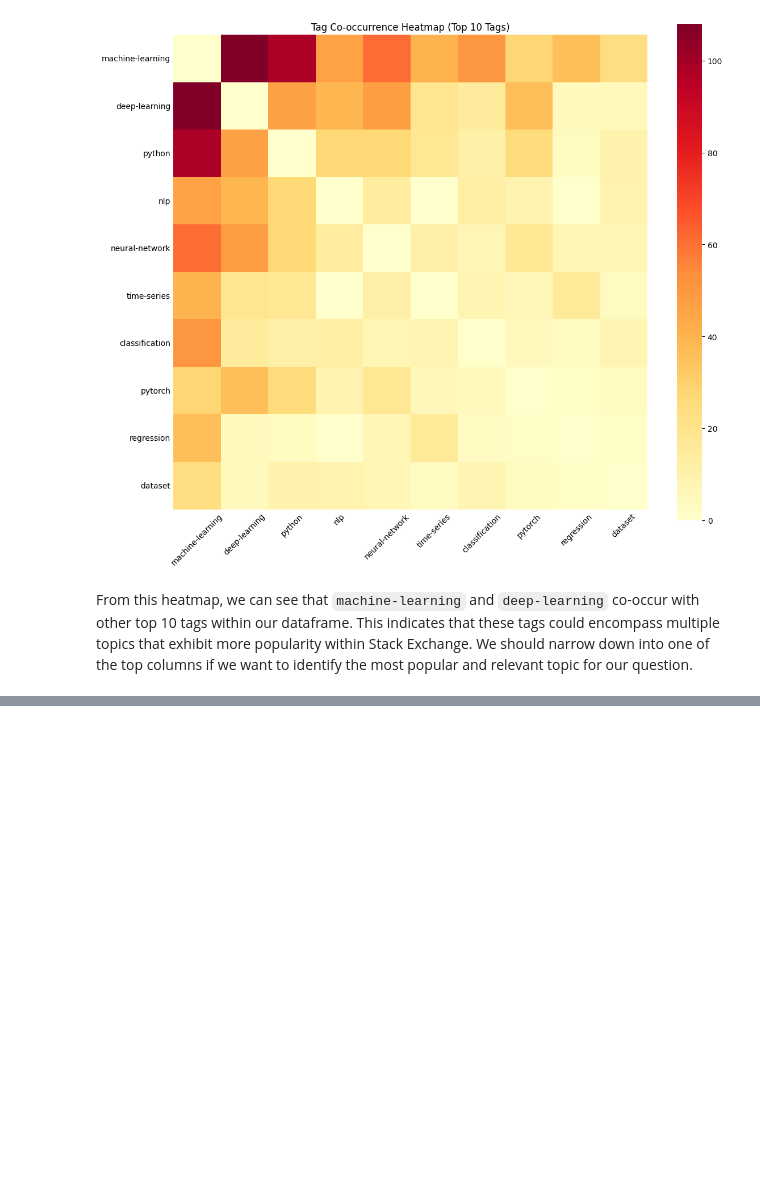
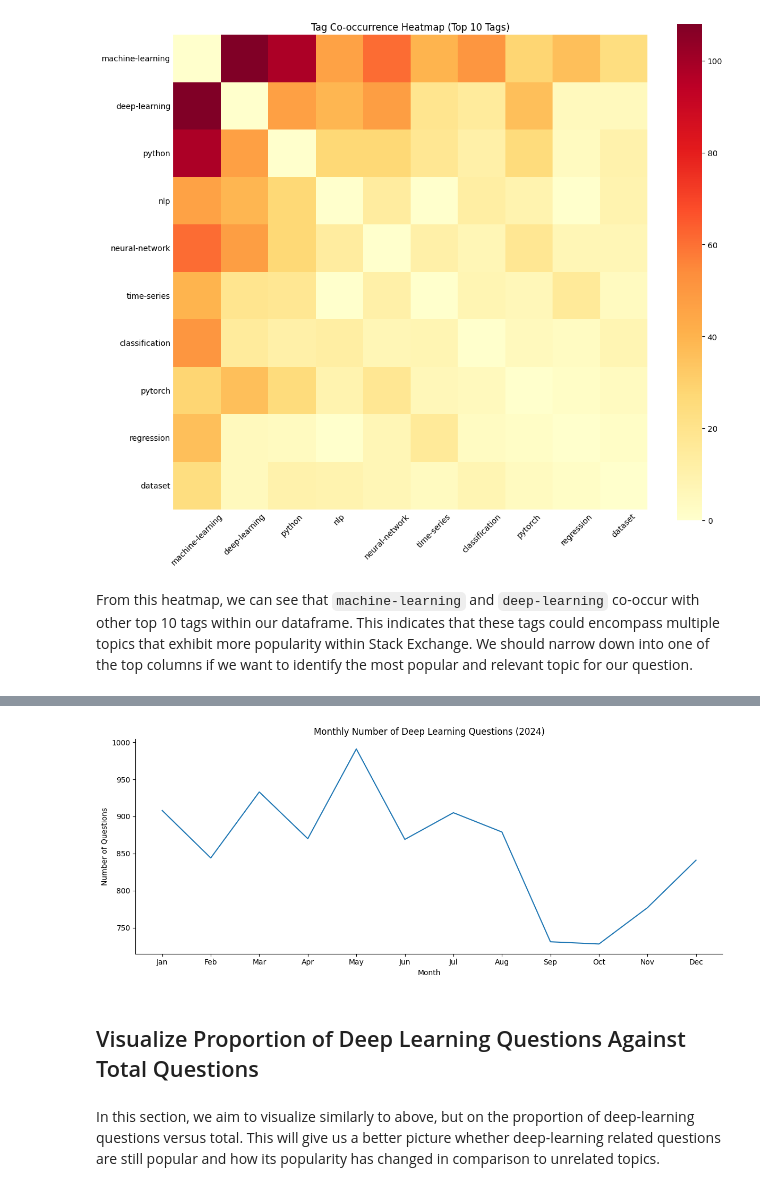
Before and after one commit to jastro-dev/dq-11-stackexchange-popular-questions, a Jupyter notebook: main_notebook.ipynb, the cells around one changed output, grey strips where cells are left out. Saved outputs shown, nothing was run; the diff lists cells and outputs as text; code cells hidden in the pictures; blank space fills up the shorter version.

Commit message:
add deep-learning tag exploration and feature engineering

```diff
--- a/main_notebook.ipynb
+++ b/main_notebook.ipynb
@@ -294,0 +355,2 @@ From this heatmap, we can see that `machine-learning` and `deep-learning` co-occ
+# %%
+df_all['Tags'] = df_all['Tags'].apply(clean_tags)
@@ -294,0 +401,5 @@ From this heatmap, we can see that `machine-learning` and `deep-learning` co-occ
+# %%
+# Save list as md
+with open('tags_unique.md', 'w') as f:
+    for tag in tags_unique:
+        f.write(f'- {tag}\n')
@@ -294,0 +446,12 @@ From this heatmap, we can see that `machine-learning` and `deep-learning` co-occ
+# %%
+# Create new dataframe for only DeepLearning
+df_all_deep_learning = df_all[df_all['DeepLearning'] == 1]
+
+# Store variables for question amounts
+total_questions = len(df_all)
+deep_learning_questions = len(df_all_deep_learning)
+
+# Print results
+print(f'Deep learning questions: {deep_learning_questions}')
+print(f'Total questions: {total_questions}')
+print(f'Percent of questions with deep learning tags: {round(deep_learning_questions / total_questions * 100, 2)}%')
@@ -294,0 +468,7 @@ From this heatmap, we can see that `machine-learning` and `deep-learning` co-occ
+# %%
+# Group by month and aggregate by count of unique post id
+df_all_deep_learning_monthly = df_all_deep_learning.groupby(df_all_deep_learning['CreationDate'].dt.month).agg({'Id': 'count'})
+
+df_all_deep_learning_monthly.rename(columns={'Id': 'Count'}, inplace=True)
+
+df_all_deep_learning_monthly
@@ -294,0 +490,22 @@ From this heatmap, we can see that `machine-learning` and `deep-learning` co-occ
+# %%
+# Visualize on line graph
+df_all_deep_learning_monthly.plot(kind='line', figsize=(12, 5), legend=False)
+
+plt.xlabel('Month')
+plt.ylabel('Number of Questions')
+plt.title('Monthly Number of Deep Learning Questions (2024)')
+
+plt.xticks(
+    [1, 2, 3, 4, 5, 6, 7, 8, 9, 10, 11, 12],
+    ['Jan', 'Feb', 'Mar', 'Apr', 'May', 'Jun', 'Jul', 'Aug', 'Sep', 'Oct', 'Nov', 'Dec'],
+)
+
+sns.despine()
+plt.tight_layout()
+plt.show()
+# %% [output]
+[figure, added]
+# %% [markdown]
+## Visualize Proportion of Deep Learning Questions Against Total Questions
+# %% [markdown]
+In this section, we aim to visualize similarly to above, but on the proportion of deep-learning questions versus total. This will give us a better picture whether deep-learning related questions are still popular and how its popularity has changed in comparison to unrelated topics.
```
Also changed, not shown: parts of 32 cells of this notebook, 2 other files.
